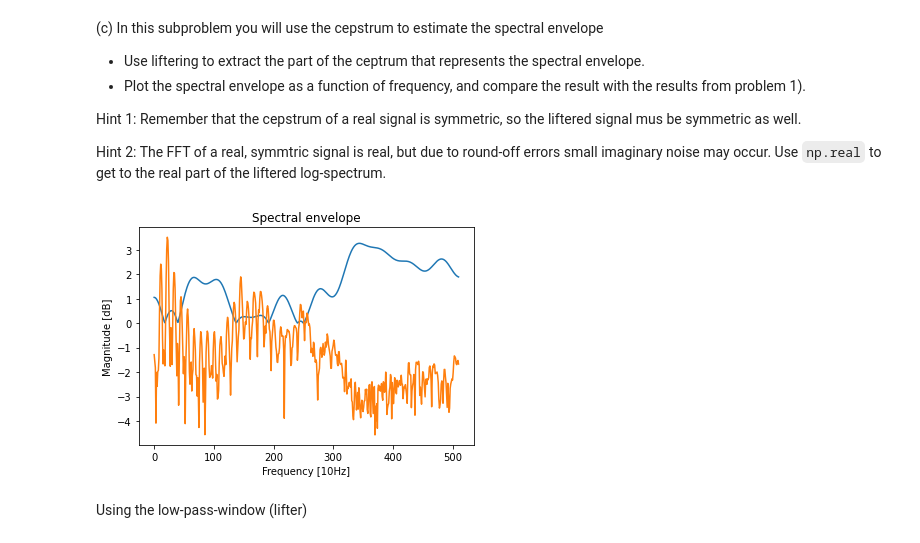
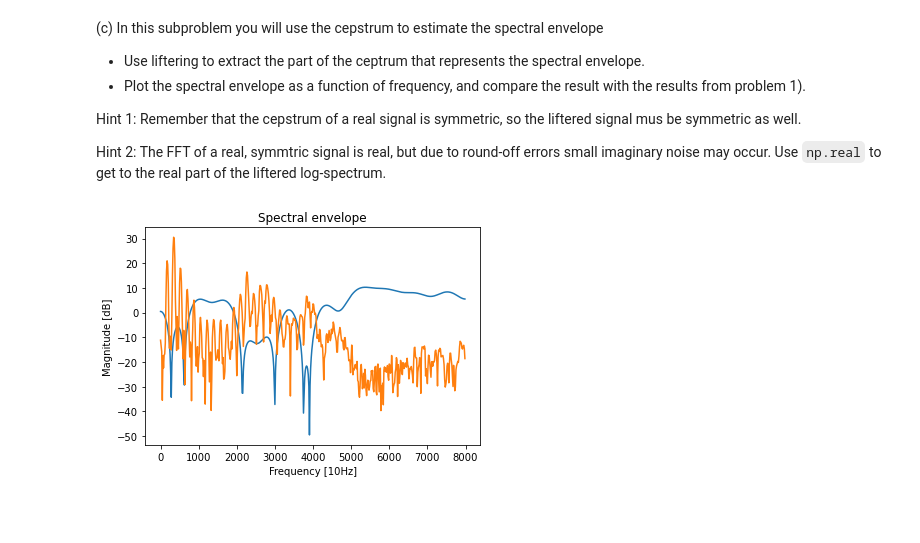
Before and after one commit to hannawaage/machinelearning_for_dsp, a Jupyter notebook: ttt4185_assignment1.ipynb, the cells around one changed output. Saved outputs shown, nothing was run; the diff lists cells and outputs as text; code cells hidden in the pictures; blank space fills up the shorter version.

```diff
--- a/ttt4185_assignment1.ipynb
+++ b/ttt4185_assignment1.ipynb
@@ -224,18 +227,16 @@ Hint 2: The FFT of a real, symmtric signal is real, but due to round-off errors
 # %%
 # Manuall liftering
 cep[20:cep.shape[0]-20] = 0
 
 cep_w_ft = np.fft.fft(cep, n)
-envelope = (abs(cep_w_ft[0:511]))
+envelope = (abs(cep_w_ft[0:512]))
 
 plt.figure()
 plt.title('Spectral envelope')
 plt.xlabel('Frequency [10Hz]')
 plt.ylabel('Magnitude [dB]')
-plt.plot(envelope)
-plt.plot(log_ft_w_half)
+plt.plot(np.array(range(0, 512))/512*(Fs/2), 20*np.log10(envelope))
+plt.plot(np.array(range(0, 512))/512*(Fs/2), 20*np.log10(np.abs(vowelFreqHamming[0:512,])))
 plt.show()
 # %% [output]
-[figure, old version]
+[figure, new version]
-# %% [markdown]
-Using the low-pass-window (lifter)
```
Also changed, not shown: parts of 5 cells of this notebook.
